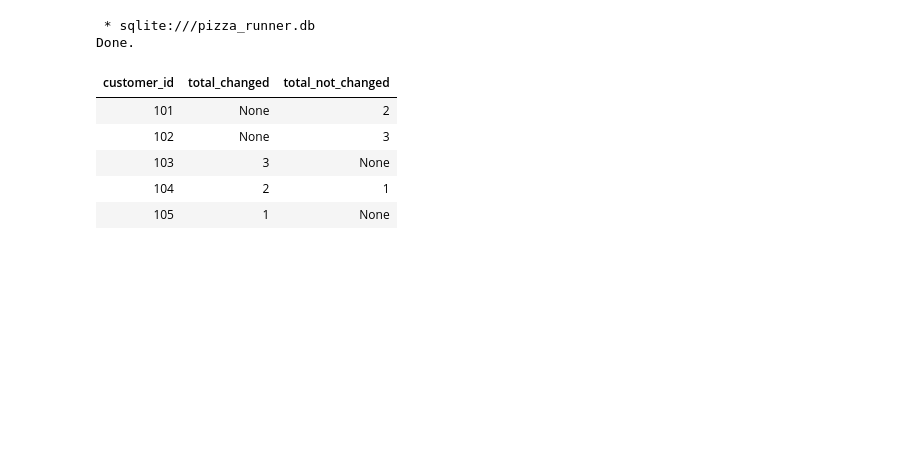
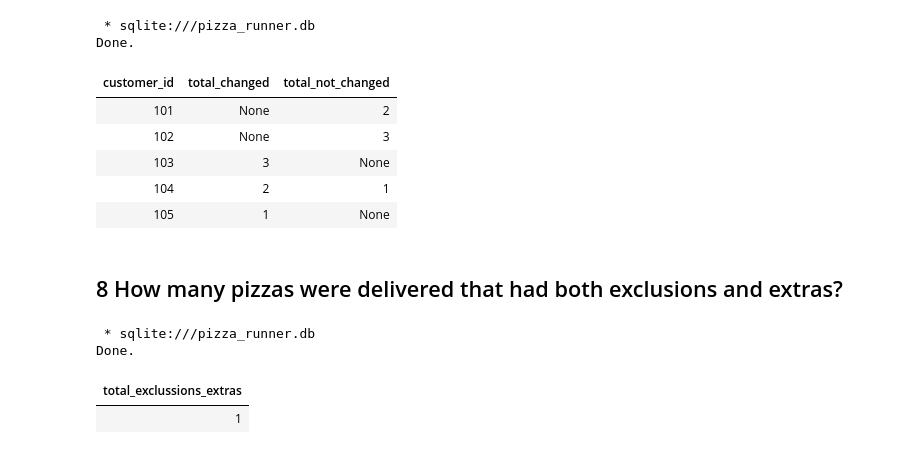
Before and after one commit to Kuziomkin/analytics_case_study, a Jupyter notebook: pizza_runner/pizza_runner_sql.ipynb, the cells around one changed output. Drawn from its saved outputs; the diff is of its cells as text; code cells hidden in the pictures; blank space fills up the shorter version.

```diff
--- a/pizza_runner/pizza_runner_sql.ipynb
+++ b/pizza_runner/pizza_runner_sql.ipynb
@@ -520,3 +520,35 @@ Done.
 | 103 | 3 | None |
 | 104 | 2 | 1 |
 | 105 | 1 | None |
+# %% [markdown]
+## 8 How many pizzas were delivered that had both exclusions and extras?
+# %%
+%%sql
+
+WITH delivered_orders AS (
+    SELECT
+        ro.order_id
+        , co.pizza_id
+        , co.customer_id
+        , co.exclusions
+        , co.extras
+    FROM
+        customer_orders AS co
+    LEFT JOIN runner_orders AS ro ON co.order_id = ro.order_id
+    WHERE
+        cancellation IN ("", "null")
+        OR cancellation IS NULL
+)
+
+SELECT
+    COUNT(pizza_id) AS total_exclussions_extras
+FROM
+    delivered_orders
+WHERE
+    (exclusions NOT IN ("", "null") AND exclusions IS NOT NULL)
+    AND (extras NOT IN ("", "null") AND extras IS NOT NULL)
+# %% [output]
+ * sqlite:///pizza_runner.db
+Done.
+| total_exclussions_extras |
+| 1 |
```
